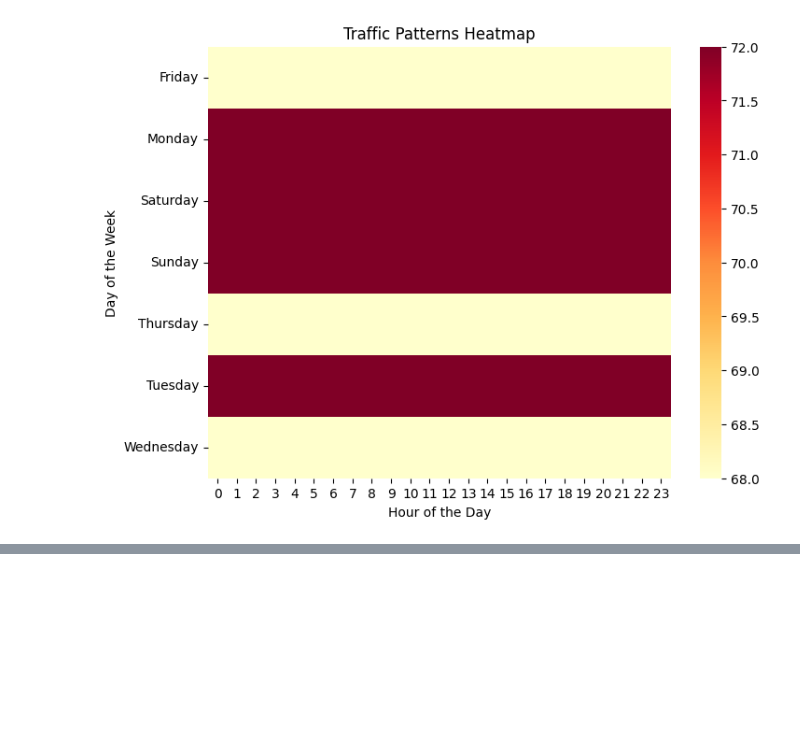
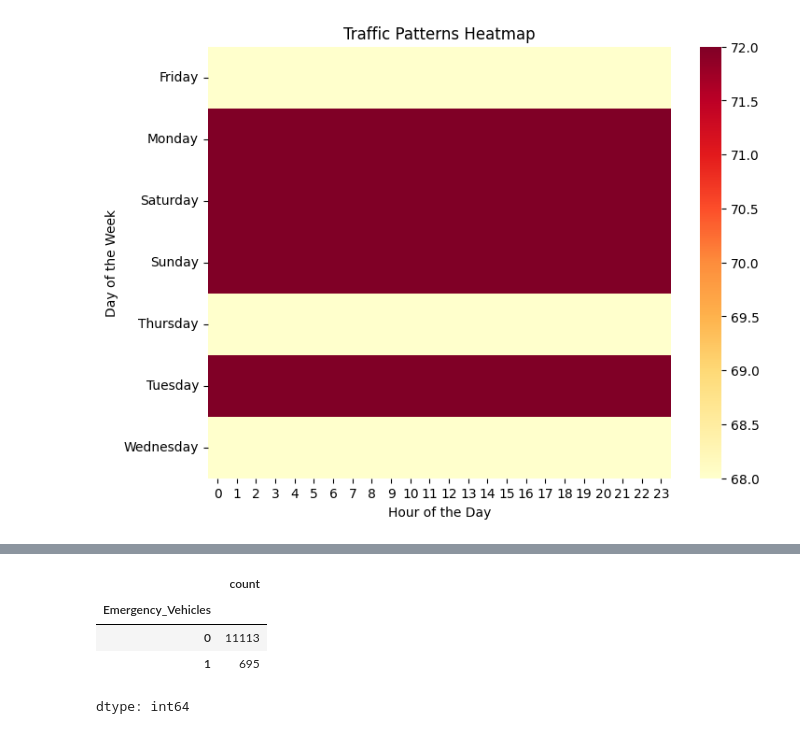
Before and after one commit to SamDurga2507/Traffic-management-project, a Jupyter notebook: Traffic_control.ipynb, the cells around one changed output, grey strips where cells are left out. Cells and saved outputs as stored; diff of their text form; code cells hidden in the pictures; blank space fills up the shorter version.

```diff
--- a/Traffic_control.ipynb
+++ b/Traffic_control.ipynb
@@ -168,0 +225,8 @@ plt.show()
+# %%
+df['Emergency_Vehicles'].value_counts()
+# %% [output]
+|  | count |
+| Emergency_Vehicles |  |
+| 0 | 11113 |
+| 1 | 695 |
+dtype: int64
```
Also changed, not shown: parts of 22 cells of this notebook.
